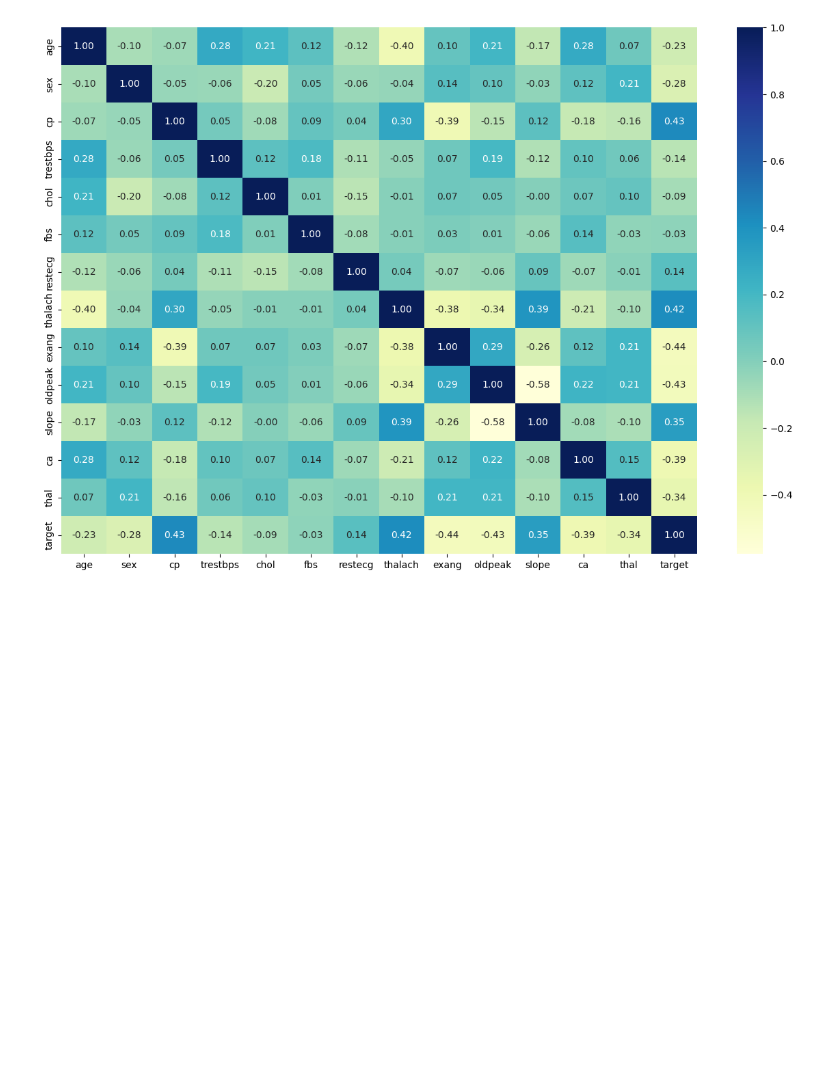
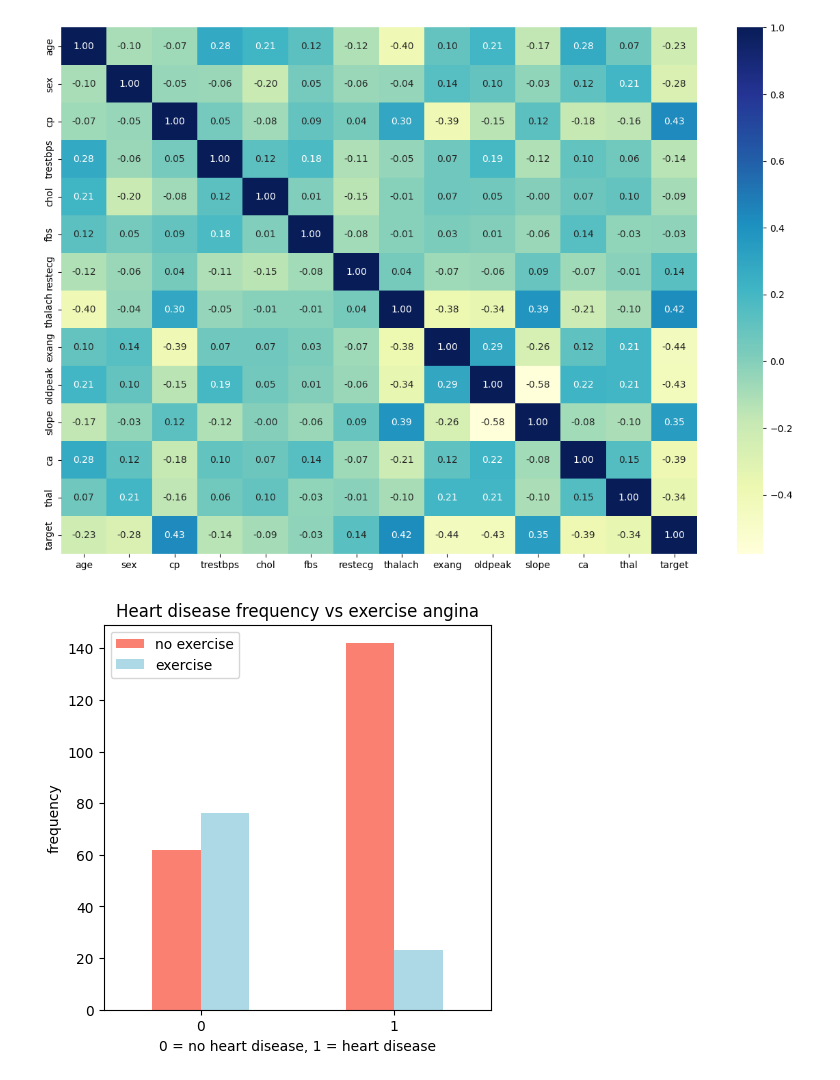
Before and after one commit to Sohaib90/ZTM-project-1, a Jupyter notebook: end-to-end.ipynb, the cells around one changed output. Cells and saved outputs as stored; diff of their text form; code cells hidden in the pictures; blank space fills up the shorter version.

Commit message:
correlation matrix and exang relationship

```diff
--- a/end-to-end.ipynb
+++ b/end-to-end.ipynb
@@ -323,3 +323,12 @@ fig, ax = plt.subplots(figsize=(15, 10))
 ax = sns.heatmap(corr_matrix, annot=True, fmt='.2f', cmap='YlGnBu');
 # %% [output]
 [figure]
+# %%
+pd.crosstab(df.target, df.exang).plot(kind="bar", figsize=(5,5), color=["salmon", "lightblue"])
+plt.title('Heart disease frequency vs exercise angina')
+plt.xlabel("0 = no heart disease, 1 = heart disease")
+plt.ylabel("frequency")
+plt.legend(["no exercise", "exercise"])
+plt.xticks(rotation=0);
+# %% [output]
+[figure, added]
```
